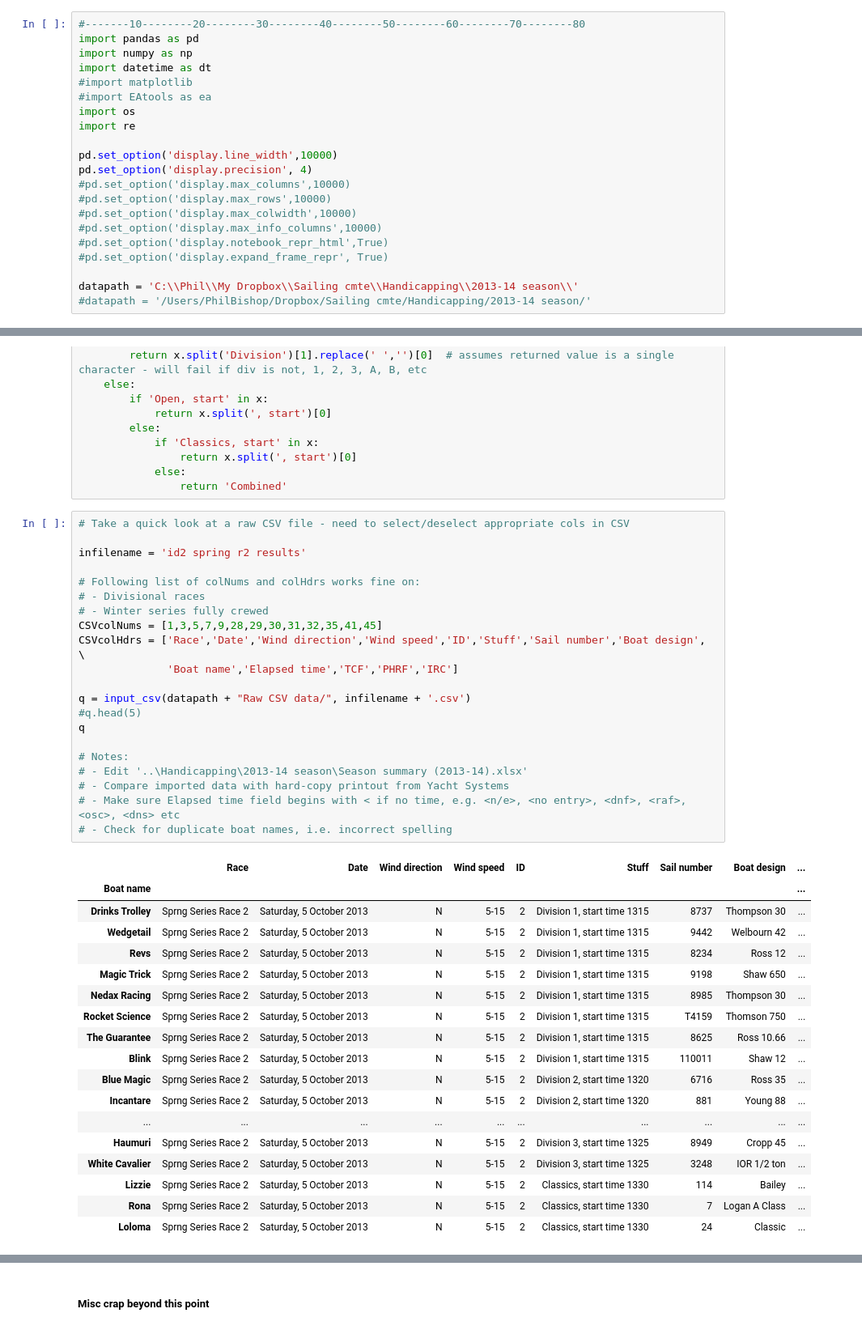
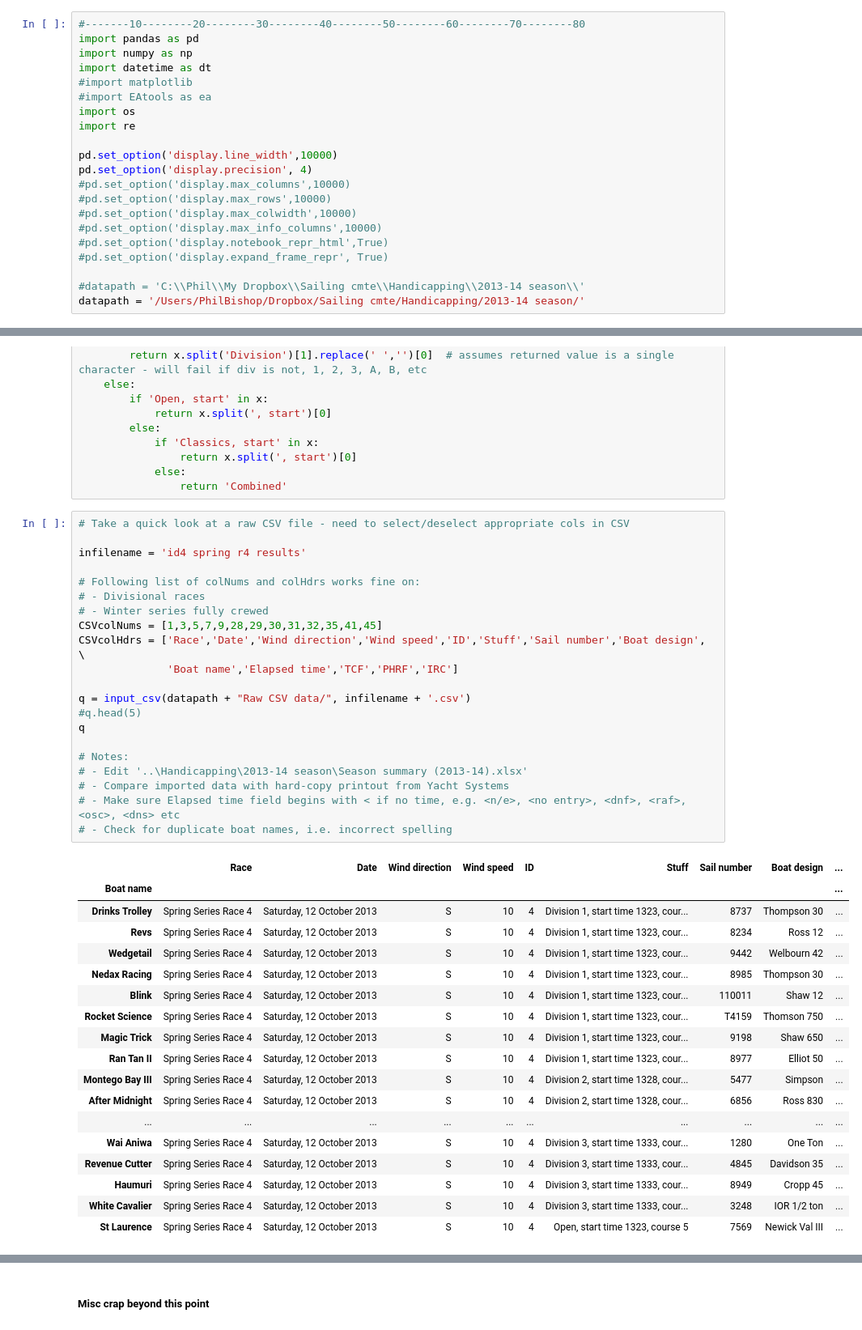
Before and after one commit to drphilbishop/RPNYC_race_analysis, a Jupyter notebook: processRawRaceData.ipynb, the cells around one changed output, grey strips where cells are left out. Shown at 81% size. Cells and saved outputs as stored; diff of their text form.

```diff
--- a/processRawRaceData.ipynb
+++ b/processRawRaceData.ipynb
@@ -22,8 +22,8 @@ pd.set_option('display.precision', 4)
 #pd.set_option('display.notebook_repr_html',True)
 #pd.set_option('display.expand_frame_repr', True)
 
-datapath = 'C:\\Phil\\My Dropbox\\Sailing cmte\\Handicapping\\2013-14 season\\'
-#datapath = '/Users/PhilBishop/Dropbox/Sailing cmte/Handicapping/2013-14 season/'
+#datapath = 'C:\\Phil\\My Dropbox\\Sailing cmte\\Handicapping\\2013-14 season\\'
+datapath = '/Users/PhilBishop/Dropbox/Sailing cmte/Handicapping/2013-14 season/'
 # %%
 # Define functions - if these functions are used frequently, consider moving them into a package.
 
@@ -66,43 +66,43 @@ def get_division(x):
 # %%
 # Take a quick look at a raw CSV file - need to select/deselect appropriate cols in CSV
 
-infilename = 'id2 spring r2 results'
+infilename = 'id4 spring r4 results'
 
 # Following list of colNums and colHdrs works fine on:
 # - Divisional races
 # - Winter series fully crewed
 CSVcolNums = [1,3,5,7,9,28,29,30,31,32,35,41,45]
 CSVcolHdrs = ['Race','Date','Wind direction','Wind speed','ID','Stuff','Sail number','Boat design', \
               'Boat name','Elapsed time','TCF','PHRF','IRC']
 
 q = input_csv(datapath + "Raw CSV data/", infilename + '.csv')
 #q.head(5)
 q
 
 # Notes:
 # - Edit '..\Handicapping\2013-14 season\Season summary (2013-14).xlsx'
 # - Compare imported data with hard-copy printout from Yacht Systems
 # - Make sure Elapsed time field begins with < if no time, e.g. <n/e>, <no entry>, <dnf>, <raf>, <osc>, <dns> etc
 # - Check for duplicate boat names, i.e. incorrect spelling
 # %% [output]
 |  | Race | Date | Wind direction | Wind speed | ID | Stuff | Sail number | Boat design | ... |
 | Boat name |  |  |  |  |  |  |  |  | ... |
-| Drinks Trolley | Sprng Series Race 2 | Saturday, 5 October 2013 | N | 5-15 | 2 | Division 1, start time 1315 | 8737 | Thompson 30 | ... |
-| Wedgetail | Sprng Series Race 2 | Saturday, 5 October 2013 | N | 5-15 | 2 | Division 1, start time 1315 | 9442 | Welbourn 42 | ... |
-| Revs | Sprng Series Race 2 | Saturday, 5 October 2013 | N | 5-15 | 2 | Division 1, start time 1315 | 8234 | Ross 12 | ... |
-| Magic Trick | Sprng Series Race 2 | Saturday, 5 October 2013 | N | 5-15 | 2 | Division 1, start time 1315 | 9198 | Shaw 650 | ... |
-| Nedax Racing | Sprng Series Race 2 | Saturday, 5 October 2013 | N | 5-15 | 2 | Division 1, start time 1315 | 8985 | Thompson 30 | ... |
-| Rocket Science | Sprng Series Race 2 | Saturday, 5 October 2013 | N | 5-15 | 2 | Division 1, start time 1315 | T4159 | Thomson 750 | ... |
-| The Guarantee | Sprng Series Race 2 | Saturday, 5 October 2013 | N | 5-15 | 2 | Division 1, start time 1315 | 8625 | Ross 10.66 | ... |
-| Blink | Sprng Series Race 2 | Saturday, 5 October 2013 | N | 5-15 | 2 | Division 1, start time 1315 | 110011 | Shaw 12 | ... |
-| Blue Magic | Sprng Series Race 2 | Saturday, 5 October 2013 | N | 5-15 | 2 | Division 2, start time 1320 | 6716 | Ross 35 | ... |
-| Incantare | Sprng Series Race 2 | Saturday, 5 October 2013 | N | 5-15 | 2 | Division 2, start time 1320 | 881 | Young 88 | ... |
+| Drinks Trolley | Spring Series Race 4 | Saturday, 12 October 2013 | S | 10 | 4 | Division 1, start time 1323, cour... | 8737 | Thompson 30 | ... |
+| Revs | Spring Series Race 4 | Saturday, 12 October 2013 | S | 10 | 4 | Division 1, start time 1323, cour... | 8234 | Ross 12 | ... |
+| Wedgetail | Spring Series Race 4 | Saturday, 12 October 2013 | S | 10 | 4 | Division 1, start time 1323, cour... | 9442 | Welbourn 42 | ... |
+| Nedax Racing | Spring Series Race 4 | Saturday, 12 October 2013 | S | 10 | 4 | Division 1, start time 1323, cour... | 8985 | Thompson 30 | ... |
+| Blink | Spring Series Race 4 | Saturday, 12 October 2013 | S | 10 | 4 | Division 1, start time 1323, cour... | 110011 | Shaw 12 | ... |
+| Rocket Science | Spring Series Race 4 | Saturday, 12 October 2013 | S | 10 | 4 | Division 1, start time 1323, cour... | T4159 | Thomson 750 | ... |
+| Magic Trick | Spring Series Race 4 | Saturday, 12 October 2013 | S | 10 | 4 | Division 1, start time 1323, cour... | 9198 | Shaw 650 | ... |
+| Ran Tan II | Spring Series Race 4 | Saturday, 12 October 2013 | S | 10 | 4 | Division 1, start time 1323, cour... | 8977 | Elliot 50 | ... |
+| Montego Bay III | Spring Series Race 4 | Saturday, 12 October 2013 | S | 10 | 4 | Division 2, start time 1328, cour... | 5477 | Simpson | ... |
+| After Midnight | Spring Series Race 4 | Saturday, 12 October 2013 | S | 10 | 4 | Division 2, start time 1328, cour... | 6856 | Ross 830 | ... |
 | ... | ... | ... | ... | ... | ... | ... | ... | ... | ... |
-| Haumuri | Sprng Series Race 2 | Saturday, 5 October 2013 | N | 5-15 | 2 | Division 3, start time 1325 | 8949 | Cropp 45 | ... |
-| White Cavalier | Sprng Series Race 2 | Saturday, 5 October 2013 | N | 5-15 | 2 | Division 3, start time 1325 | 3248 | IOR 1/2 ton | ... |
-| Lizzie | Sprng Series Race 2 | Saturday, 5 October 2013 | N | 5-15 | 2 | Classics, start time 1330 | 114 | Bailey | ... |
-| Rona | Sprng Series Race 2 | Saturday, 5 October 2013 | N | 5-15 | 2 | Classics, start time 1330 | 7 | Logan A Class | ... |
-| Loloma | Sprng Series Race 2 | Saturday, 5 October 2013 | N | 5-15 | 2 | Classics, start time 1330 | 24 | Classic | ... |
+| Wai Aniwa | Spring Series Race 4 | Saturday, 12 October 2013 | S | 10 | 4 | Division 3, start time 1333, cour... | 1280 | One Ton | ... |
+| Revenue Cutter | Spring Series Race 4 | Saturday, 12 October 2013 | S | 10 | 4 | Division 3, start time 1333, cour... | 4845 | Davidson 35 | ... |
+| Haumuri | Spring Series Race 4 | Saturday, 12 October 2013 | S | 10 | 4 | Division 3, start time 1333, cour... | 8949 | Cropp 45 | ... |
+| White Cavalier | Spring Series Race 4 | Saturday, 12 October 2013 | S | 10 | 4 | Division 3, start time 1333, cour... | 3248 | IOR 1/2 ton | ... |
+| St Laurence | Spring Series Race 4 | Saturday, 12 October 2013 | S | 10 | 4 | Open, start time 1323, course 5 | 7569 | Newick Val III | ... |
 # %%
 # Create a uniformly structured dataframe for the current race data
 
```
Also changed, not shown: parts of 3 cells of this notebook, 1 other file.
